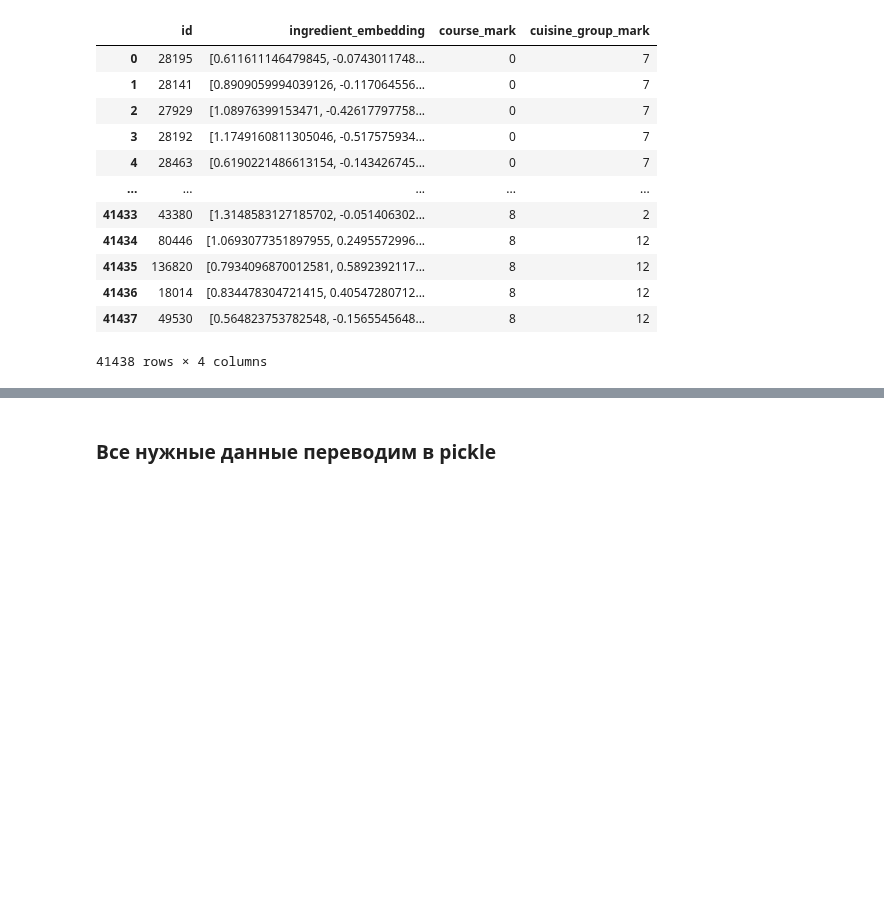
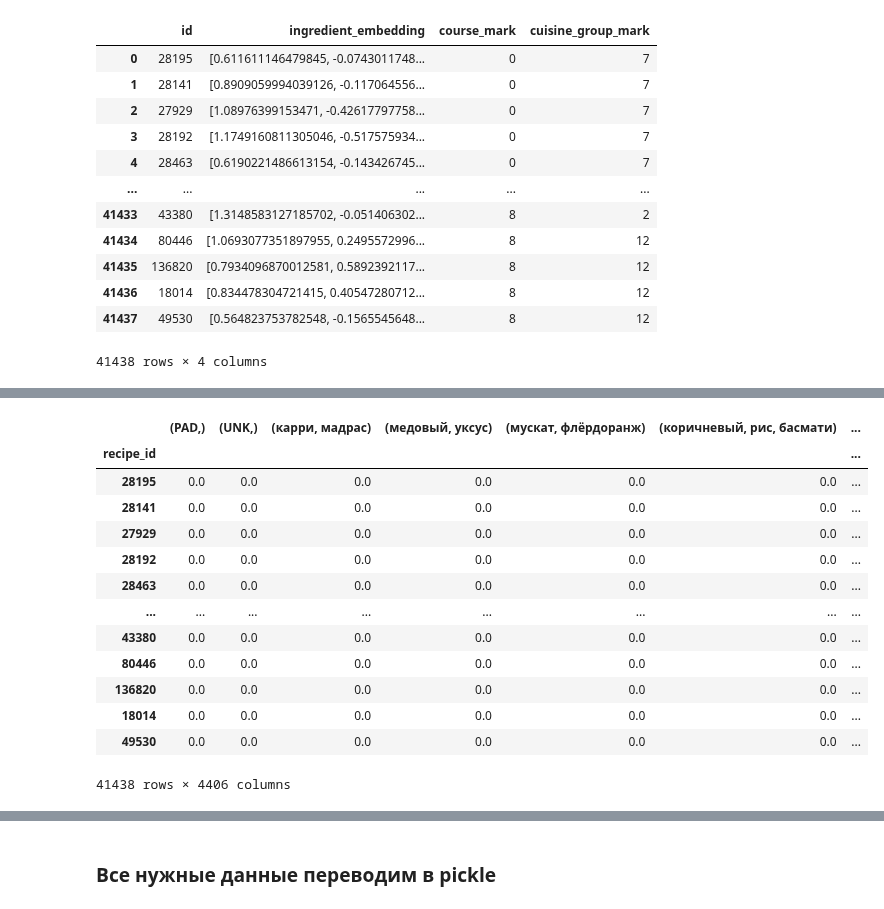
Before and after one commit to heinwol/meal-type-from-ingredients, a Jupyter notebook: preprocessing.ipynb, the cells around one changed output, grey strips where cells are left out. Drawn from its saved outputs; the diff is of its cells as text; code cells hidden in the pictures; blank space fills up the shorter version.

Commit message:
made tfidf dataframe

```diff
--- a/preprocessing.ipynb
+++ b/preprocessing.ipynb
@@ -437,0 +440,3 @@ df_for_learning
+# %%
+recipe_series = pd.Series(index=df['id'], data=ingredients_lemmatized)
+recipe_series
@@ -437,0 +457,28 @@ df_for_learning
+# %%
+try:
+    del tf
+finally:
+    tf = pd.DataFrame(index=df['id'].rename('recipe_id'),
+                      columns=all_ingredients_list,
+                      data=0,
+                      dtype=np.float64)
+for index, count in tf.iterrows():
+    for ingredient in recipe_series.loc[index]:
+        count[ingredient] += 1
+    count /= len(recipe_series.loc[index])
+tf
+# %% [output]
+|  | (PAD,) | (UNK,) | (карри, мадрас) | (медовый, уксус) | (мускат, флёрдоранж) | (коричневый, рис, басмати) | ... |
+| recipe_id |  |  |  |  |  |  | ... |
+| 28195 | 0.0 | 0.0 | 0.0 | 0.0 | 0.0 | 0.0 | ... |
+| 28141 | 0.0 | 0.0 | 0.0 | 0.0 | 0.0 | 0.0 | ... |
+| 27929 | 0.0 | 0.0 | 0.0 | 0.0 | 0.0 | 0.0 | ... |
+| 28192 | 0.0 | 0.0 | 0.0 | 0.0 | 0.0 | 0.0 | ... |
+| 28463 | 0.0 | 0.0 | 0.0 | 0.0 | 0.0 | 0.0 | ... |
+| ... | ... | ... | ... | ... | ... | ... | ... |
+| 43380 | 0.0 | 0.0 | 0.0 | 0.0 | 0.0 | 0.0 | ... |
+| 80446 | 0.0 | 0.0 | 0.0 | 0.0 | 0.0 | 0.0 | ... |
+| 136820 | 0.0 | 0.0 | 0.0 | 0.0 | 0.0 | 0.0 | ... |
+| 18014 | 0.0 | 0.0 | 0.0 | 0.0 | 0.0 | 0.0 | ... |
+| 49530 | 0.0 | 0.0 | 0.0 | 0.0 | 0.0 | 0.0 | ... |
+41438 rows × 4406 columns
```
Also changed, not shown: parts of 5 cells of this notebook, 1 other file.
